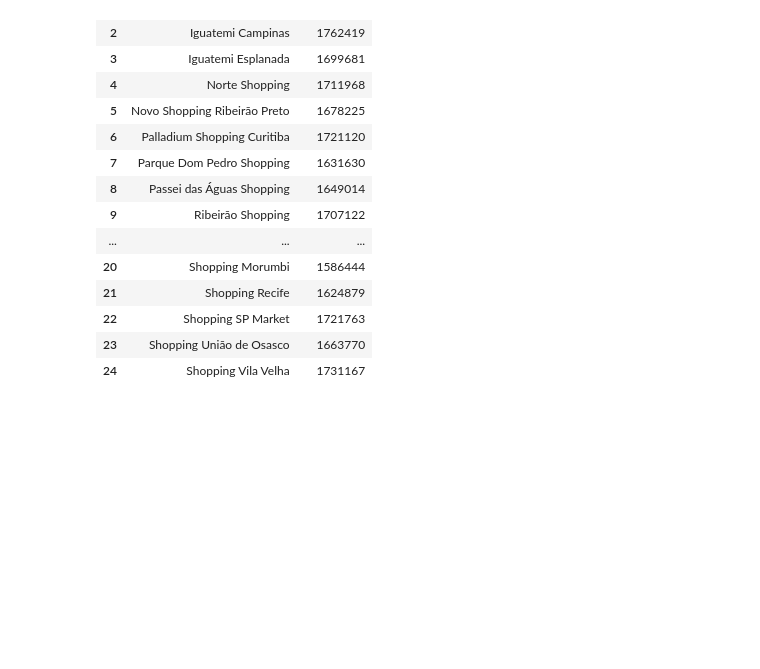
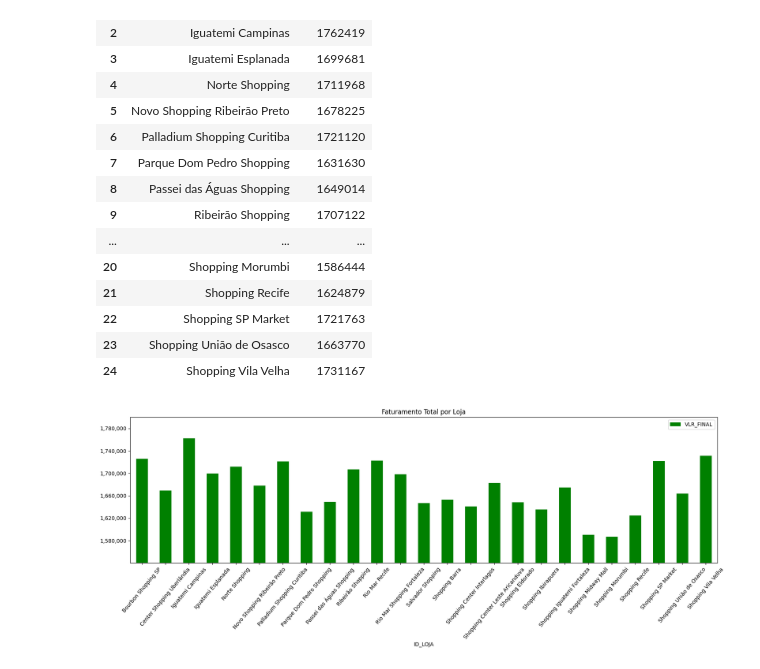
Before and after one commit to ro77en/data-science-challenges, a Jupyter notebook: Desafio 1/main.ipynb, the cells around one changed output. Cells and saved outputs as stored; diff of their text form; code cells hidden in the pictures; blank space fills up the shorter version.

Commit message:
Gerando Gráfico de Faturamento

```diff
--- a/Desafio 1/main.ipynb
+++ b/Desafio 1/main.ipynb
@@ -93,3 +94,14 @@ display(faturamento_lojas.reset_index())
 | 22 | Shopping SP Market | 1721763 |
 | 23 | Shopping União de Osasco | 1663770 |
 | 24 | Shopping Vila Velha | 1731167 |
+# %%
+fig, ax = plt.subplots(figsize=(20,5))
+faturamento_lojas.plot.bar(rot=50, title='Faturamento Total por Loja', ax=ax, color='green')
+y_labels = [1580000, 1620000, 1660000, 1700000, 1740000, 1780000]
+min_y = 1586444
+ax.set_ylim(1540000, 1800000)
+ax.set_yticks(y_labels)
+ax.set_yticklabels([f'{val:,.0f}' for val in y_labels])
+plt.show()
+# %% [output]
+[figure, added]
```
Also changed, not shown: parts of 3 cells of this notebook.
